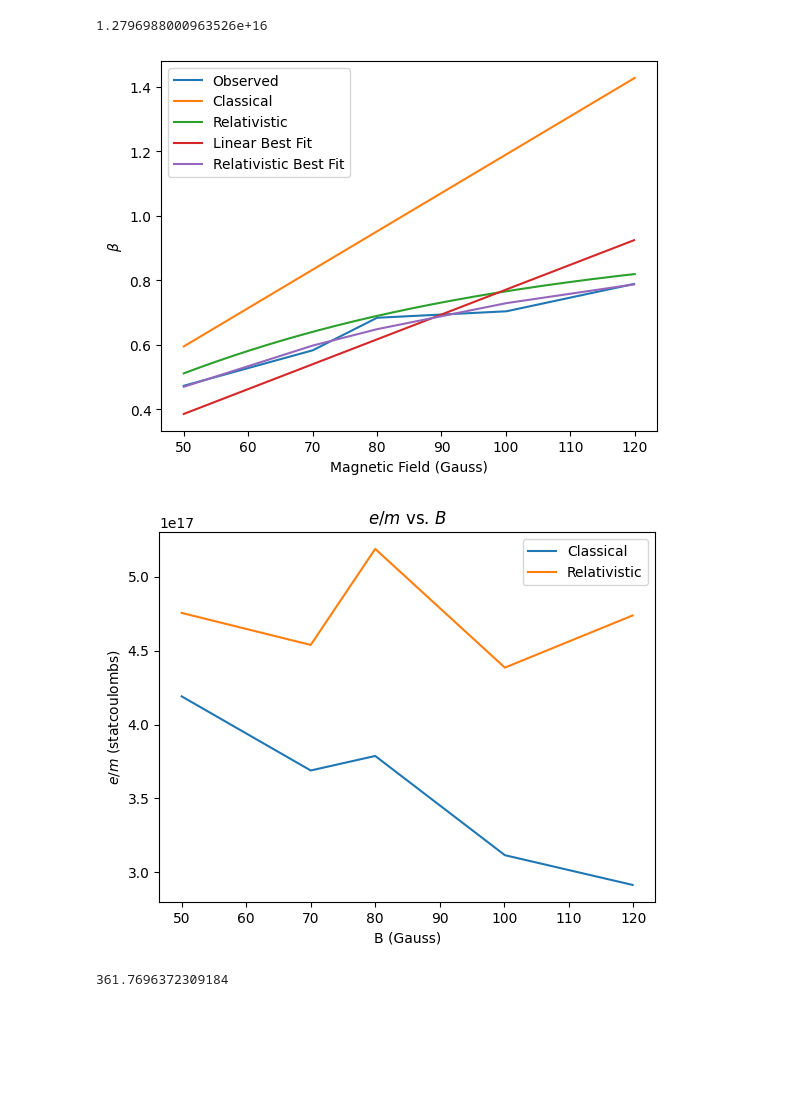
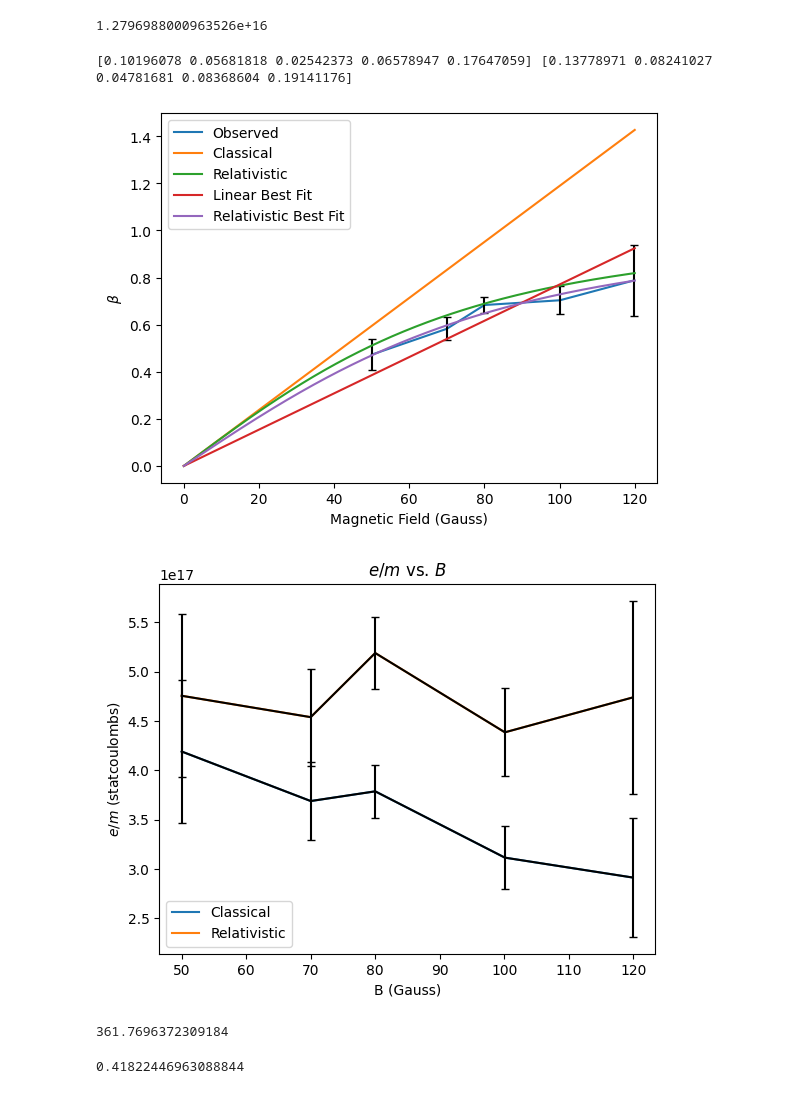
Before and after one commit to sestinj/jlab, a Jupyter notebook: nate/relativistic/main.ipynb, the cells around one changed output. Cells and saved outputs as stored; diff of their text form; code cells hidden in the pictures; blank space fills up the shorter version.

Commit message:
Error prop for relativistic

```diff
--- a/nate/relativistic/main.ipynb
+++ b/nate/relativistic/main.ipynb
@@ -117,14 +117,23 @@ def classical_expected_voltage(B):
     return V / 1000.
 # %%
 observed_V_0 = np.array([V[i][total_counts[i].argmax()] for i in range(len(B))]) * 0.003336 * 1000 # Conversion to statavolts
+relative_uncert_obs_V_0 = np.array([
+    (V[i][total_counts[i].argmax() + 1] - V[i][total_counts[i].argmax() - 1]) / 2.0 / V[i][total_counts[i].argmax()]
+    for i in range(len(B))
+])
 E_obs = observed_V_0 / d
 rho = 20.3
-x = np.linspace(50, 120, 1000)
+Bs = np.array([92.3, 86.6, 88.2, 97.8, 93.8])
+relative_uncert_B = np.std(Bs) / np.sqrt(Bs.size) / B
+relative_uncert_beta = relative_uncert_obs_V_0 + relative_uncert_B
+print(relative_uncert_obs_V_0, relative_uncert_beta)
+x = np.linspace(0, 120, 1000)
 
 # Observed
 def obs_beta(B):
     return E_obs / B
 plt.plot(B, obs_beta(B))
+plt.errorbar(B, obs_beta(B), yerr=relative_uncert_beta * obs_beta(B), fmt='none', color="black", capsize=3)
 
 # Classical Prediction
 def classical_beta(B, em):
@@ -132,52 +141,62 @@ def classical_beta(B, em):
     # return 0.011 * B
     return em * rho / c**2 * B
 plt.plot(x, classical_beta(x, e/m))
 
 # Relativistic Prediction
 def relativistic_beta(B, e_m):
     return 1./np.sqrt(np.square((c**2)/(e_m * rho * B)) + 1.)
 
 def relativistic_beta(B, e_m):
     return 1./np.sqrt((c**2/(e_m*rho))**2/np.square((B)) + 1.)
 
 plt.plot(x, relativistic_beta(x, e/m))
 
 # Classical Best Fit
 def line(x, m):
     return m*x
 sigma_obs = obs_beta(B)
 popt_classical, pcov_classical = curve_fit(f=line, xdata=B, ydata=obs_beta(B), sigma=sigma_obs, p0=[1], absolute_sigma=True)
 sigma_fit_classical = np.sqrt(np.diag(pcov_classical))
-plt.plot(B, line(B, *popt_classical))
+plt.plot(x, line(x, *popt_classical))
 
 # Relativistic Best Fit
 popt_rel, pcov_rel = curve_fit(f=relativistic_beta, xdata=B, ydata=obs_beta(B), sigma=sigma_obs, p0=[e/m], absolute_sigma=True)
 sigma_fit_rel = np.sqrt(np.diag(pcov_rel))
-plt.plot(B, relativistic_beta(B, *popt_rel))
+plt.plot(x, relativistic_beta(x, *popt_rel))
 
 plt.legend(["Observed", "Classical" , "Relativistic", "Linear Best Fit", "Relativistic Best Fit"])
 
 plt.xlabel("Magnetic Field (Gauss)")
 plt.ylabel("$\\beta$")
 plt.show()
 # %% [output]
+[0.10196078 0.05681818 0.02542373 0.06578947 0.17647059] [0.13778971 0.08241027 0.04781681 0.08368604 0.19141176]
-[figure, old version]
+[figure, new version]
 # %%
 def e_m_from_B_classical(B, E):
     return 1./(np.square(B) * rho / (E * c**2))
 
+relative_uncert_e_m_classical = 2 * relative_uncert_B + relative_uncert_obs_V_0
+
 def e_m_from_B_rel(B ,E):
     return E/np.square(B) * 1./np.sqrt(1. - np.square(E/B)) * c**2 / rho
 
-plt.plot(B, e_m_from_B_classical(B, E_obs))
-plt.plot(B, e_m_from_B_rel(B, E_obs))
+relative_uncert_e_m_relativistic = 2 * relative_uncert_B + relative_uncert_obs_V_0 # TODO: Not right, take into account gamma
+
+y_cls = e_m_from_B_classical(B, E_obs)
+plt.plot(B, y_cls)
+plt.errorbar(B, y_cls, yerr=relative_uncert_e_m_classical * y_cls, capsize=3, color="black")
+
+y_rel = e_m_from_B_rel(B, E_obs)
+plt.plot(B, y_rel)
+plt.errorbar(B, y_rel, yerr=relative_uncert_e_m_relativistic * y_rel, capsize=3, color="black")
 plt.legend(["Classical", "Relativistic"])
 plt.title("$e/m$ vs. $B$")
 plt.xlabel("B (Gauss)")
 plt.ylabel("$e/m$ (statcoulombs)")
 plt.show()
 # %% [output]
-[figure, old version]
+[figure, new version]
 # %%
 m = 9.11e-28 # kg # eV, g
 c = 3.0e10 # m/s
@@ -200,3 +219,8 @@ def J2keV(a):
 J2keV(ke(80, 3500. / 300)) / 1e7
 # %% [output]
 361.7696372309184
+# %%
+Bs = [92.3, 86.6, 88.2, 97.8, 93.8]
+np.std(Bs) / np.sqrt(np.mean(Bs))
+# %% [output]
+0.41822446963088844
```
